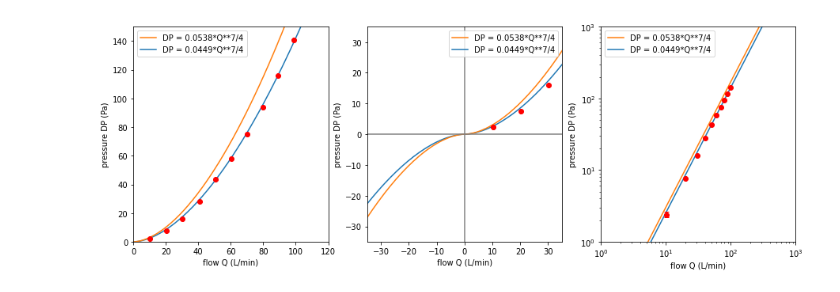
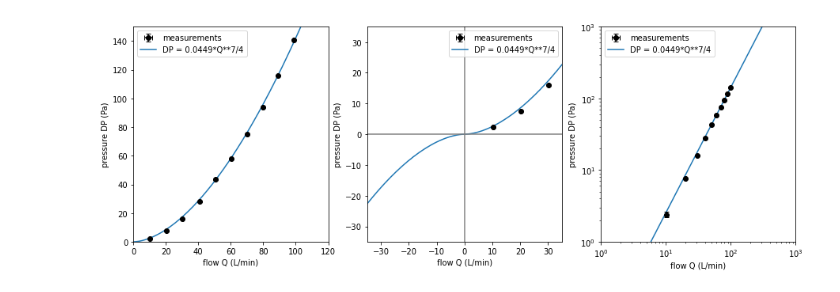
Before and after one commit to Princeton-Penn-Vents/princeton-penn-flowmeter, a Jupyter notebook: analysis/calibration-2.ipynb, the cells around one changed output. Drawn from its saved outputs; the diff is of its cells as text; code cells hidden in the pictures.

```diff
--- a/analysis/calibration-2.ipynb
+++ b/analysis/calibration-2.ipynb
@@ -10,32 +10,32 @@ ys = [2.4, 7.6, 16, 28, 43.4, 58, 75, 94, 116, 141]
 # %%
 def baseline(x, constant):
     return np.sign(x)*(constant * abs(x)**(7.0/4.0))
 
 (baseline_constant,), covariance = scipy.optimize.curve_fit(baseline, xs, ys)
 
 fig, (ax1, ax2, ax3) = plt.subplots(1, 3, figsize=(15, 5))
 curve_xs = np.linspace(-35, 1000, 1000)
 
 for ax in (ax1, ax2, ax3):
     h2, = ax.plot(curve_xs, baseline(curve_xs, baseline_constant), label="DP = {:.4f}*Q**7/4".format(baseline_constant))
-    h1, = ax.plot(curve_xs, baseline(curve_xs, 0.0538), label="DP = 0.0538*Q**7/4")
-    h0 = ax.errorbar(xs, ys, xerr=0.2, yerr=0.2, fmt="o", c="red", capsize=3)
+#     h1, = ax.plot(curve_xs, baseline(curve_xs, 0.0538), label="DP = 0.0538*Q**7/4")
+    h0 = ax.errorbar(xs, ys, xerr=0.2, yerr=0.2, fmt="o", c="black", capsize=3, label="measurements")
     ax.set_xlim(0, 120)
     ax.set_ylim(0, 150)
     ax.set_xlabel("flow Q (L/min)")
     ax.set_ylabel("pressure DP (Pa)")
-    ax.legend(handles=[h1, h2])
+    ax.legend(handles=[h0, h2])   # h1,
 
 ax2.axvline(0, c="gray")
 ax2.axhline(0, c="gray")
 ax2.set_xlim(-35, 35)
 ax2.set_ylim(-35, 35)
 
 ax3.set_xlim(1, 1000)
 ax3.set_ylim(1, 1000)
 ax3.set_yscale("log")
 ax3.set_xscale("log")
 
 fig.savefig("WS_lpm_calibration-2.pdf")
 # %% [output]
-[figure, old version]
+[figure, new version]
```
